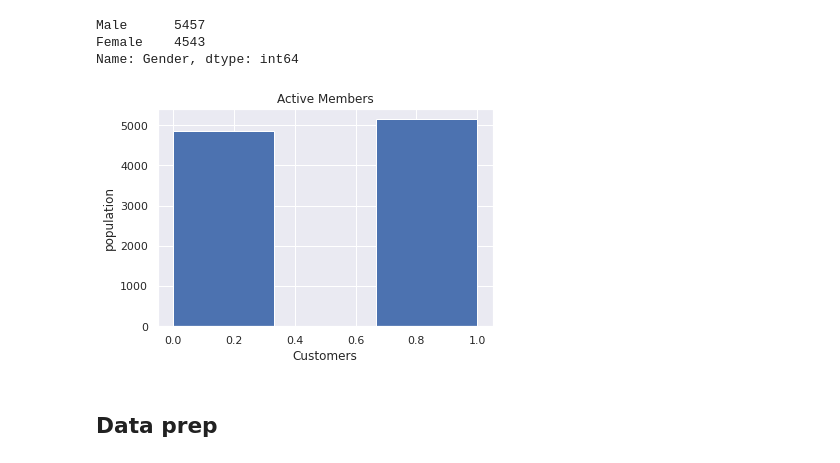
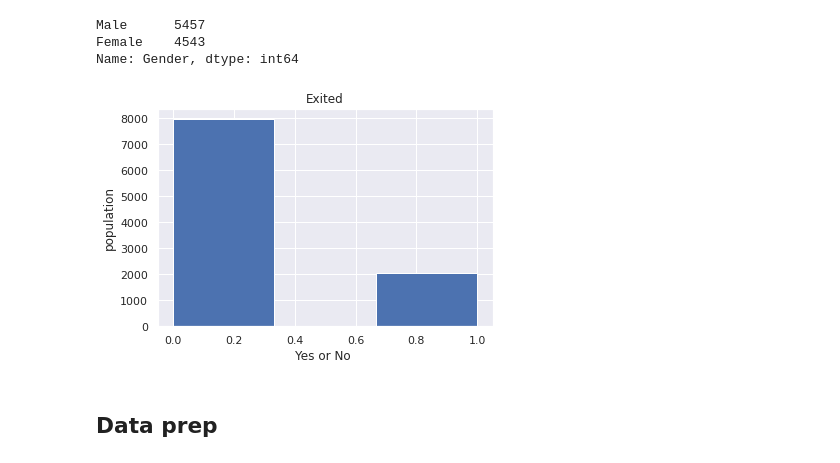
Before and after one commit to NatnaelMengistu1/DS, a Jupyter notebook: Third_Project.ipynb, the cells around one changed output. Saved outputs shown, nothing was run; the diff lists cells and outputs as text; code cells hidden in the pictures.

```diff
--- a/Third_Project.ipynb
+++ b/Third_Project.ipynb
@@ -155,13 +155,13 @@ Name: Gender, dtype: int64
 # %%
 # How many active member does the bank have ?
 
-plt.hist(x = df.IsActiveMember, bins = 3)
-plt.title('Active Members')
-plt.xlabel('Customers')
+plt.hist(x = df.Exited, bins = 3)
+plt.title('Exited')
+plt.xlabel('Yes or No ')
 plt.ylabel('population')
 plt.show()
 # %% [output]
-[figure, old version]
+[figure, new version]
 # %% [markdown]
 ## Data prep
 # %%
```
Also changed, not shown: parts of 10 cells of this notebook.
